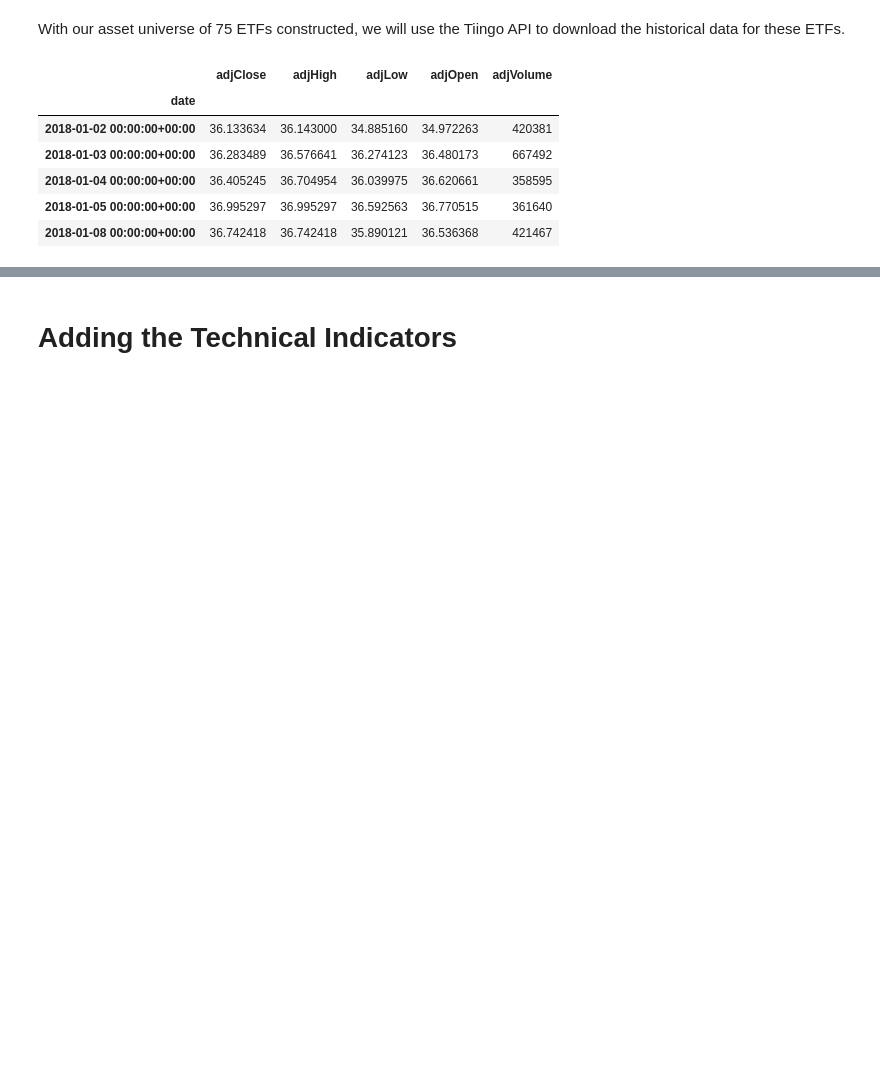
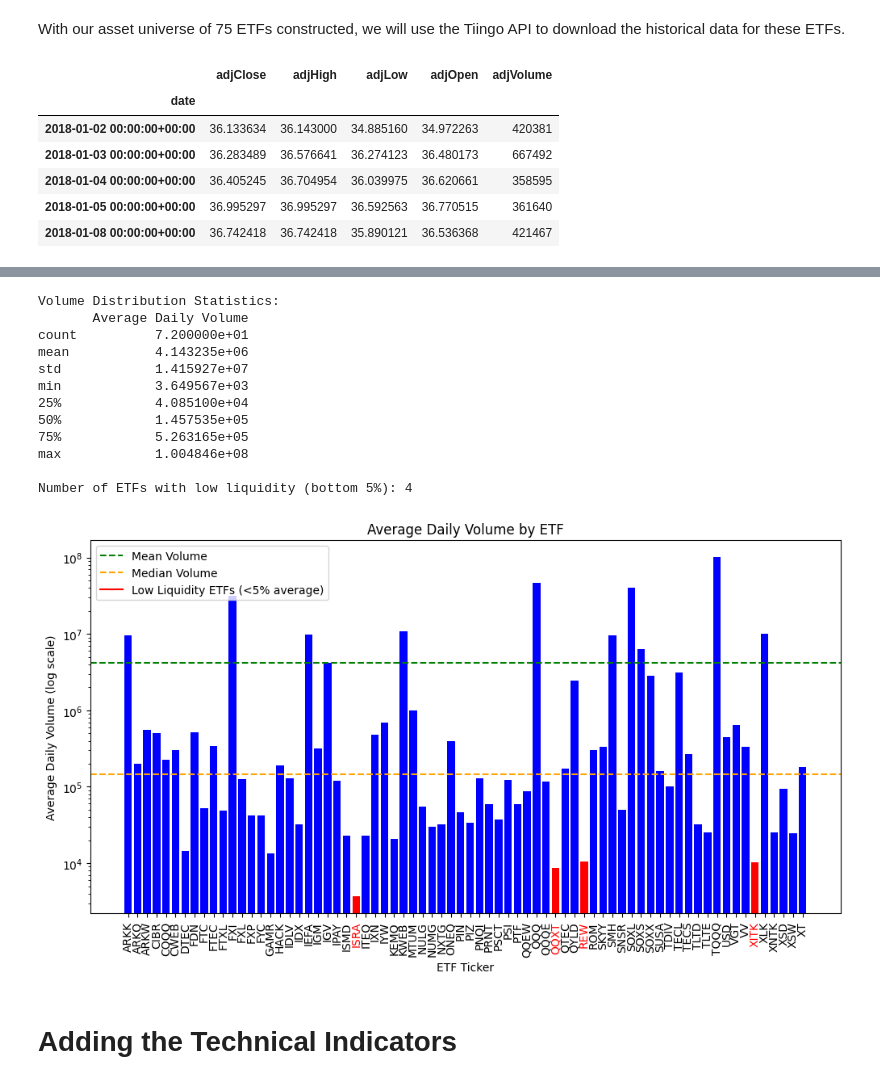
Before and after one commit to human-ak/WQU-Capstone, a Jupyter notebook: notebooks/0.Asset_universe_Tiingo.ipynb, the cells around one changed output, grey strips where cells are left out. Drawn from its saved outputs; the diff is of its cells as text; code cells hidden in the pictures; blank space fills up the shorter version.

```diff
--- a/notebooks/0.Asset_universe_Tiingo.ipynb
+++ b/notebooks/0.Asset_universe_Tiingo.ipynb
@@ -192,0 +247,20 @@ etf_historical[list(etf_historical.keys())[0]].head()
+# %%
+# Number of ETFS
+print(f"Number of ETFs in the dataset: {len(etf_historical)}")
+# Counting number of days with no volume
+days_no_volume = {}
+for ticker, data in etf_historical.items():
+    days_no_volume[ticker] = (data['adjVolume'] == 0).sum()
+
+print("\nNumber of days with no volume per ETF:")
+for ticker, days in days_no_volume.items():
+    if days > 0:
+        print(f"- {ticker}: {days} days")
+
+# Remove ETFs that were untraded for more than 3 days
+etfs_to_remove = [ticker for ticker, days in days_no_volume.items() if days > 3]
+for ticker in etfs_to_remove:
+    del etf_historical[ticker]
+print(f"\nRemoved {len(etfs_to_remove)} illiquid ETFs")
+
+print(f"Remaining ETFs in the dataset: {len(etf_historical)}")
@@ -193,3 +280,62 @@ etf_historical[list(etf_historical.keys())[0]].head()
+# %%
+# Calculate average daily volume for each ETF
+avg_volumes = {}
+for ticker, data in etf_historical.items():
+    avg_volumes[ticker] = data['adjVolume'].mean()
+
+# Convert to DataFrame for analysis
+volume_df = pd.DataFrame.from_dict(avg_volumes, orient='index', columns=['Average Daily Volume'])
+
+# Calculate volume distribution statistics
+print("Volume Distribution Statistics:")
+print(volume_df.describe())
+
+# Identify low liquidity ETFs (bottom 5% by volume)
+volume_threshold = volume_df['Average Daily Volume'].quantile(0.05)
+low_liquidity_etfs = volume_df[volume_df['Average Daily Volume'] < volume_threshold].index.tolist()
+
+print(f"\nNumber of ETFs with low liquidity (bottom 5%): {len(low_liquidity_etfs)}")
+
+# Plot volume distribution bar plot
+plt.figure(figsize=(12,6))
+
+# Create bar colors based on liquidity
+colors = ['red' if ticker in low_liquidity_etfs else 'blue' for ticker in volume_df.index]
+plt.bar(volume_df.index, volume_df['Average Daily Volume'], color=colors)
+
+plt.yscale('log')
+plt.axhline(y=volume_df['Average Daily Volume'].mean(), color='green', linestyle='--', label='Mean Volume')
+plt.axhline(y=volume_df['Average Daily Volume'].median(), color='orange', linestyle='--', label='Median Volume')
+plt.title('Average Daily Volume by ETF')
+plt.ylabel('Average Daily Volume (log scale)')
+plt.xlabel('ETF Ticker')
+
+# Color x-axis tickers based on liquidity
+ax = plt.gca()
+xticks = ax.get_xticklabels()
+for i, tick in enumerate(xticks):
+    if volume_df.index[i] in low_liquidity_etfs:
+        tick.set_color('red')
+plt.xticks(rotation=90)
+
+# Add low liquidity ETFs to legend
+plt.plot([], [], color='red', label='Low Liquidity ETFs (<5% average)')
+plt.legend()
+plt.show()
+# %% [output]
+Volume Distribution Statistics:
+       Average Daily Volume
+count          7.200000e+01
+mean           4.143235e+06
+std            1.415927e+07
+min            3.649567e+03
+25%            4.085100e+04
+50%            1.457535e+05
+75%            5.263165e+05
+max            1.004846e+08
+
+Number of ETFs with low liquidity (bottom 5%): 4
+[figure, added]
 # %% [markdown]
 # Adding the Technical Indicators
 # %% [markdown]
```
Also changed, not shown: parts of 17 cells of this notebook, 5 other files.
